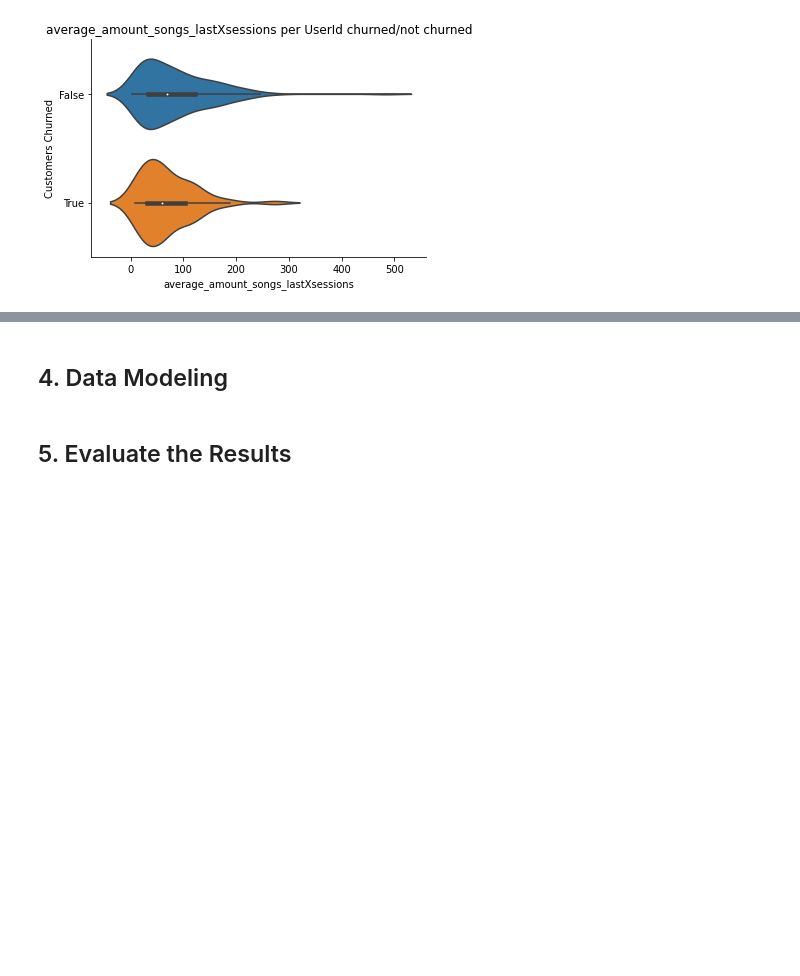
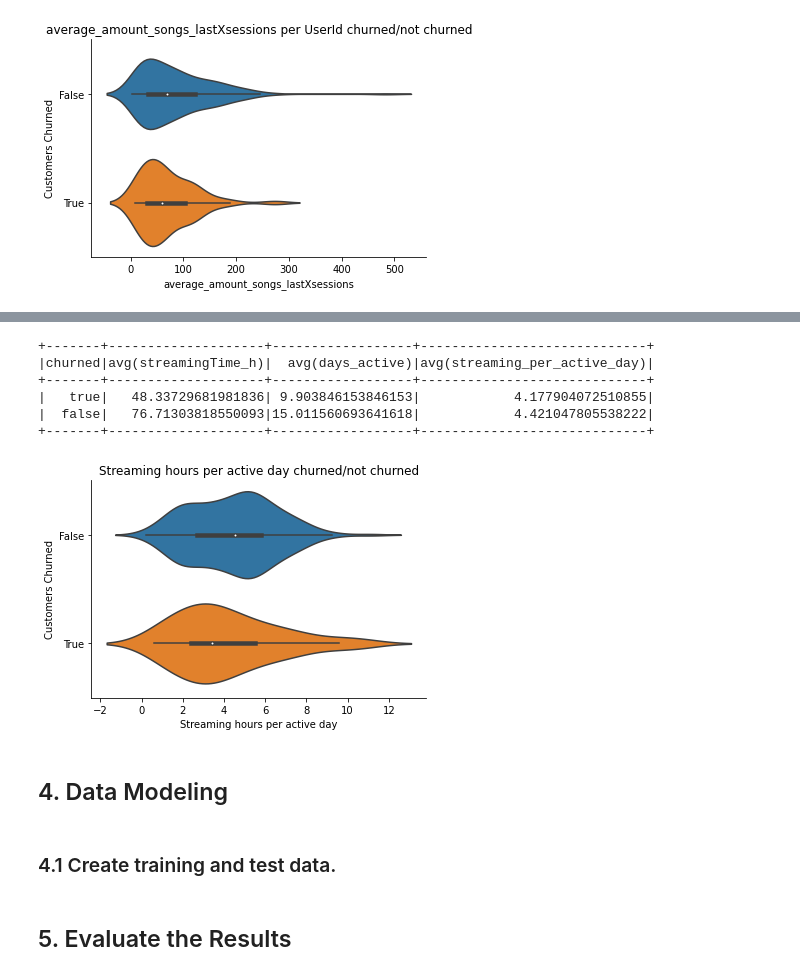
Before and after one commit to LeopoldWalther/SparkChurnDetection, a Jupyter notebook: Sparkify.ipynb, the cells around one changed output, grey strips where cells are left out. Drawn from its saved outputs; the diff is of its cells as text; code cells hidden in the pictures; blank space fills up the shorter version.

```diff
--- a/Sparkify.ipynb
+++ b/Sparkify.ipynb
@@ -1240,0 +1254,8 @@ plt.show()
+# %%
+streaming_df = user_log_valid.filter(user_log_valid.page == 'NextSong') \
+    .groupBy('userId', 'churned') \
+    .agg((F.sum('length')/3600).alias('streamingTime_h'),
+         F.countDistinct('date').alias('days_active'))
+
+streaming_df = streaming_df \
+    .withColumn('streaming_per_active_day', streaming_df.streamingTime_h/streaming_df.days_active)
@@ -1241,5 +1271,28 @@ plt.show()
+# %%
+# compare difference in mean
+streaming_df.groupBy('churned').mean().show()
+
+# convert to pandas df to plot
+streaming_pd = streaming_df.toPandas()
+
+# plot
+ax = sns.violinplot(data=streaming_pd, y='churned', x='streaming_per_active_day', orient='h')
+plt.xlabel('Streaming hours per active day')
+plt.ylabel('Customers Churned')
+plt.title('Streaming hours per active day churned/not churned')
+sns.despine(ax=ax);
+# %% [output]
++-------+--------------------+------------------+-----------------------------+
+|churned|avg(streamingTime_h)|  avg(days_active)|avg(streaming_per_active_day)|
++-------+--------------------+------------------+-----------------------------+
+|   true|   48.33729681981836| 9.903846153846153|            4.177904072510855|
+|  false|   76.71303818550093|15.011560693641618|            4.421047805538222|
++-------+--------------------+------------------+-----------------------------+
+[figure, added]
 # %% [markdown]
 ## 4. Data Modeling
+# %% [markdown]
+### 4.1 Create training and test data.
 # %%
 # create pyspark dataframe with userId, churned and features
 # separate features from labels
```
Also changed, not shown: parts of 20 cells of this notebook.
